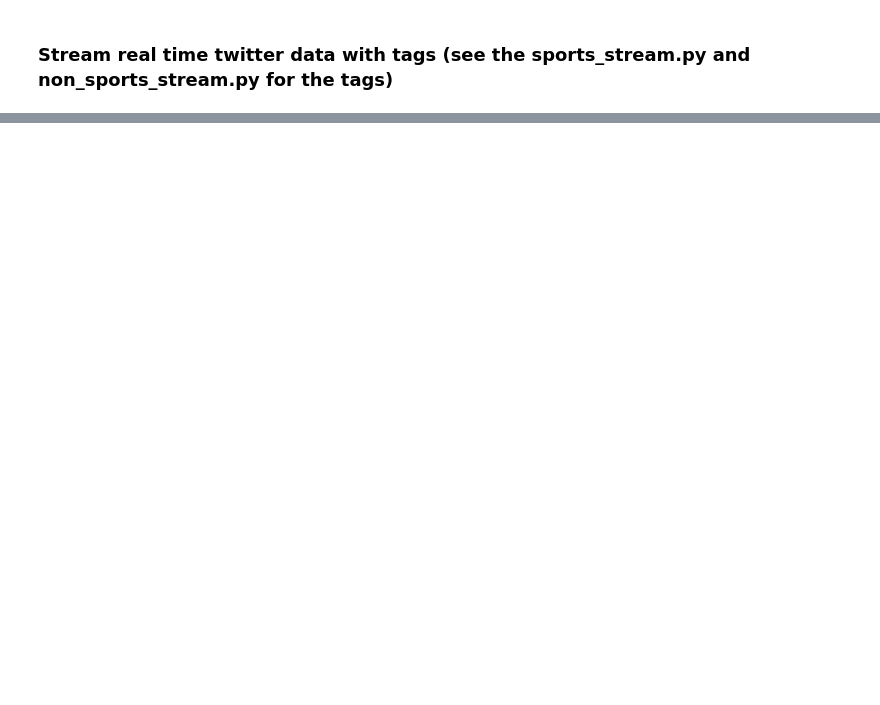
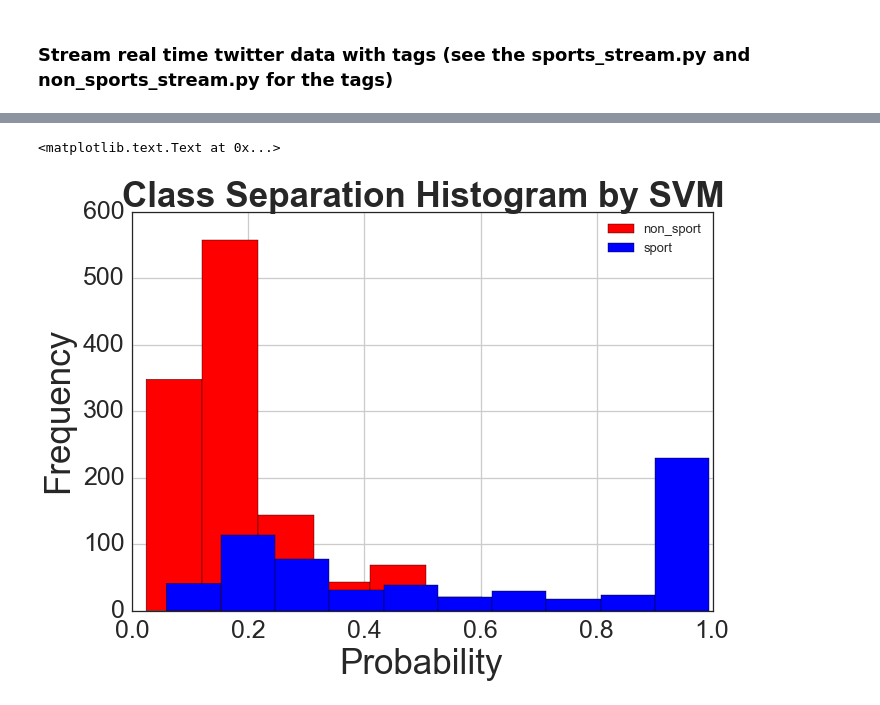
Before and after one commit to purnawirman/NLP-Classifier, a Jupyter notebook: Twitter data mining.ipynb, the cells around one changed output, grey strips where cells are left out. Saved outputs shown, nothing was run; the diff lists cells and outputs as text; code cells hidden in the pictures; blank space fills up the shorter version.

```diff
--- a/Twitter data mining.ipynb
+++ b/Twitter data mining.ipynb
@@ -179,0 +710,12 @@ import onlineldavb
+# %%
+fig, ax = plt.subplots()
+pd.DataFrame({'non_sport':y_predicted_proba[:,1][y_test[:,1]==0]}).plot(ax=ax, kind='hist', color='red')
+pd.DataFrame({'sport':y_predicted_proba[:,1][y_test[:,1]==1]}).plot(ax=ax, kind='hist', color='blue')
+ax.tick_params(axis='x', labelsize=25)
+ax.tick_params(axis='y', labelsize=25)
+ax.set_xlabel('Probability', fontsize=35)
+ax.set_ylabel('Frequency' , fontsize=35)
+ax.set_title('Class Separation Histogram by SVM', fontsize=35, fontweight='bold')
+# %% [output]
+<matplotlib.text.Text at 0x...>
+[figure, added]
```
Also changed, not shown: parts of 56 cells of this notebook, 2 other files.
